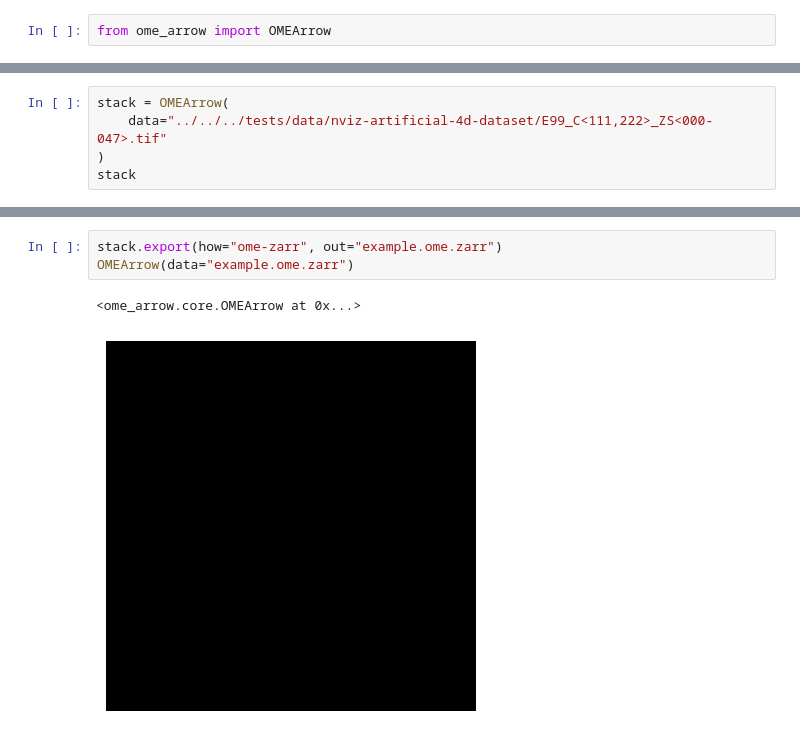
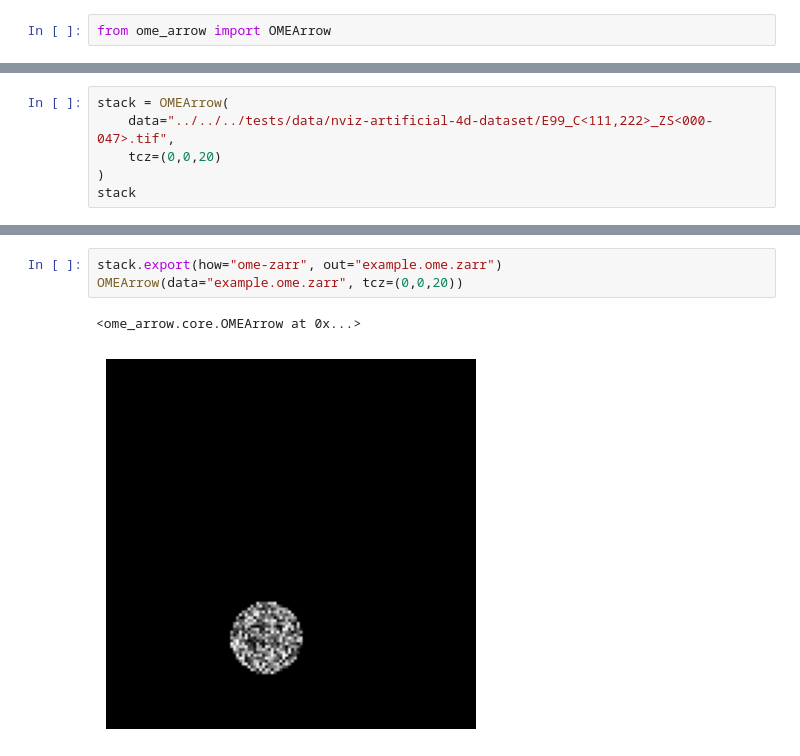
Before and after one commit to WayScience/ome-arrow, a Jupyter notebook: docs/src/examples/ome-arrow_quiver.ipynb, the cells around one changed output, grey strips where cells are left out. Drawn from its saved outputs; the diff is of its cells as text.

```diff
--- a/docs/src/examples/ome-arrow_quiver.ipynb
+++ b/docs/src/examples/ome-arrow_quiver.ipynb
@@ -5,6 +32,7 @@ from ome_arrow import OMEArrow
 # %%
 stack = OMEArrow(
-    data="../../../tests/data/nviz-artificial-4d-dataset/E99_C<111,222>_ZS<000-047>.tif"
+    data="../../../tests/data/nviz-artificial-4d-dataset/E99_C<111,222>_ZS<000-047>.tif",
+    tcz=(0,0,20)
 )
 stack
 # %% [output]
@@ -19,8 +53,8 @@ OMEArrow(data="example.ome.tiff")
 # %%
 stack.export(how="ome-zarr", out="example.ome.zarr")
-OMEArrow(data="example.ome.zarr")
+OMEArrow(data="example.ome.zarr", tcz=(0,0,20))
 # %% [output]
 <ome_arrow.core.OMEArrow at 0x...>
-[figure, old version]
+[figure, new version]
 # %%
 stack.export(how="ome-parquet", out="example.ome.parquet")
```
Also changed, not shown: parts of 13 cells of this notebook, 5 other files.
